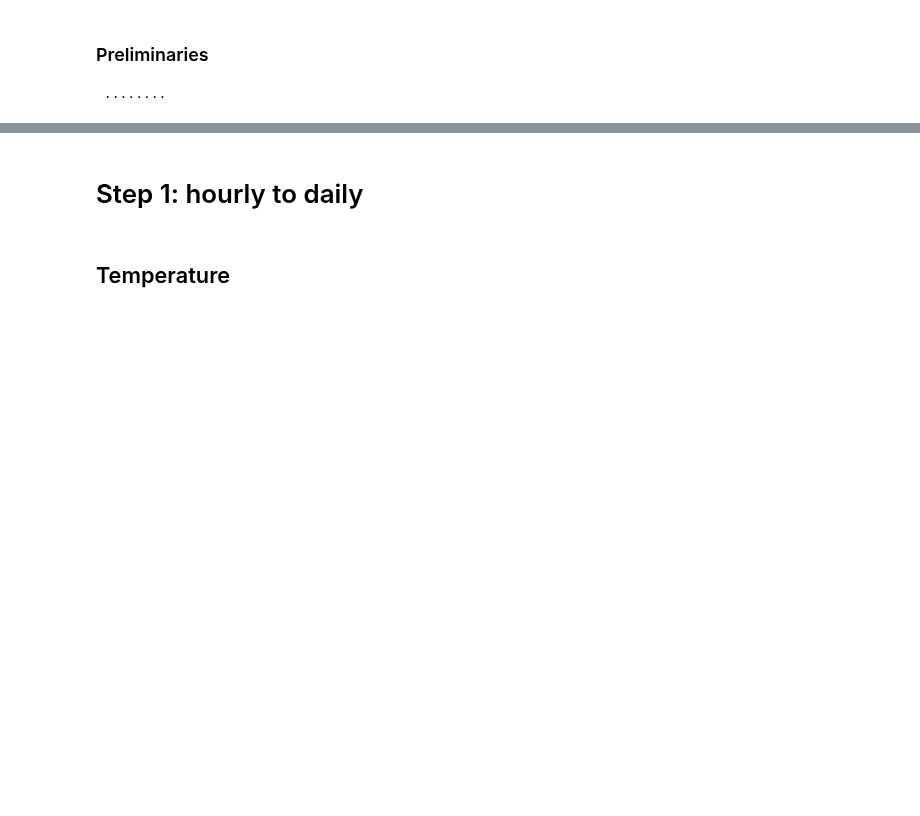
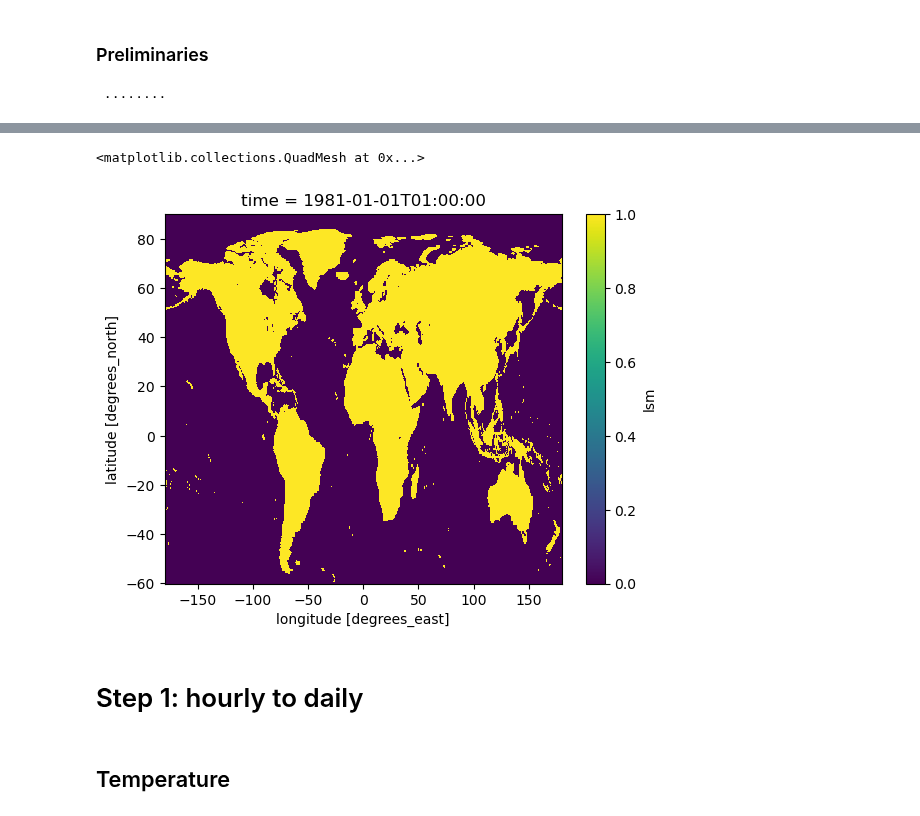
Before and after one commit to david0811/lafferty-sriver_2023_npjCliAtm, a Jupyter notebook: code/01a_era5_quantiles.ipynb, the cells around one changed output, grey strips where cells are left out. Cells and saved outputs as stored; diff of their text form; code cells hidden in the pictures; blank space fills up the shorter version.

```diff
--- a/code/01a_era5_quantiles.ipynb
+++ b/code/01a_era5_quantiles.ipynb
@@ -61,0 +109,23 @@ print(cluster.dashboard_link)
+# %%
+# start the client
+cds = cdsapi.Client()
+# dataset to read
+dataset = "reanalysis-era5-single-levels"
+# flag to download data
+params = {
+    "product_type": "reanalysis",
+    "variable": "land_binary_mask",
+    "format": "netcdf",
+    "grid": [0.25, 0.25],
+    "area": [90, -180, -90, 180],
+    'year': '1981',
+    'month': '01',
+    'day': '01',
+    'time': '01:00'
+    }
+# retrieves the path to the file
+fl = cds.retrieve(dataset, params)
+
+# load into memory
+with urlopen(fl.location) as f:
+    ds_mask = xr.open_dataset(f.read())
@@ -61,0 +137,10 @@ print(cluster.dashboard_link)
+# %%
+# conservative land mask: fraction of sea = 0
+ds_mask = ds_mask.rename({'latitude':'lat', 'longitude':'lon'})
+ds_mask = ds_mask.isel(time=0).sel(lat = slice(90,-60))
+ds_mask = ds_mask.lsm > 0
+# %%
+ds_mask.plot()
+# %% [output]
+<matplotlib.collections.QuadMesh at 0x...>
+[figure, added]
```
Also changed, not shown: parts of 30 cells of this notebook, 3 other files.
